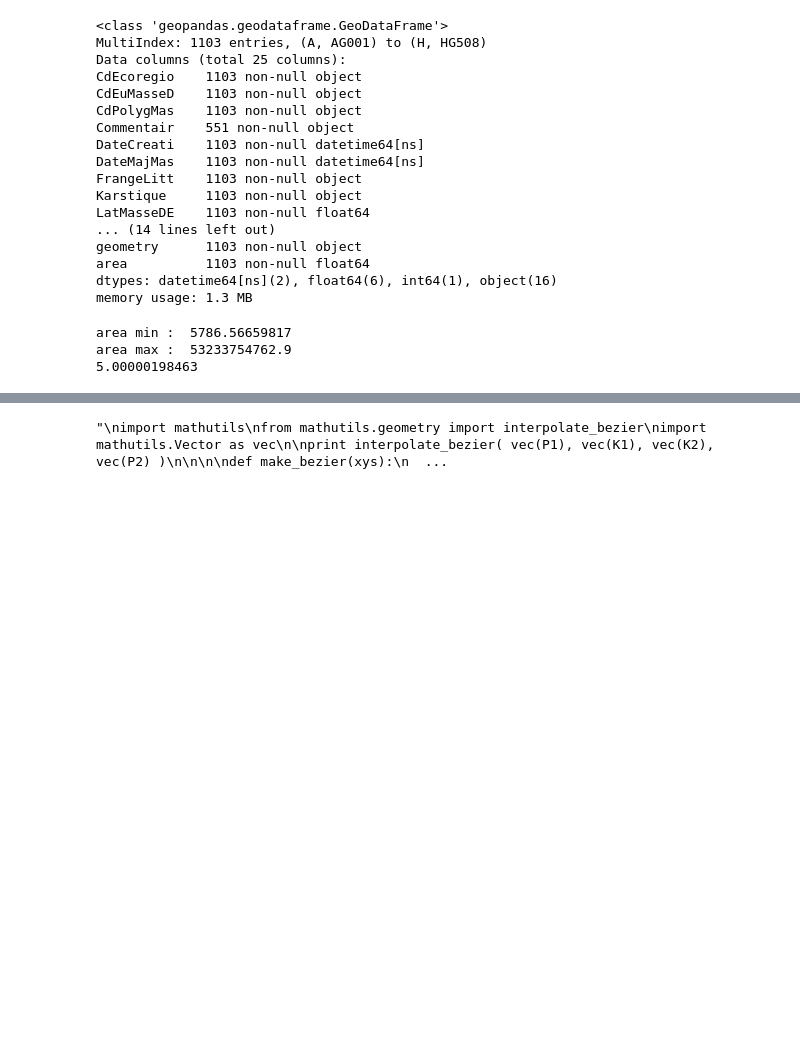
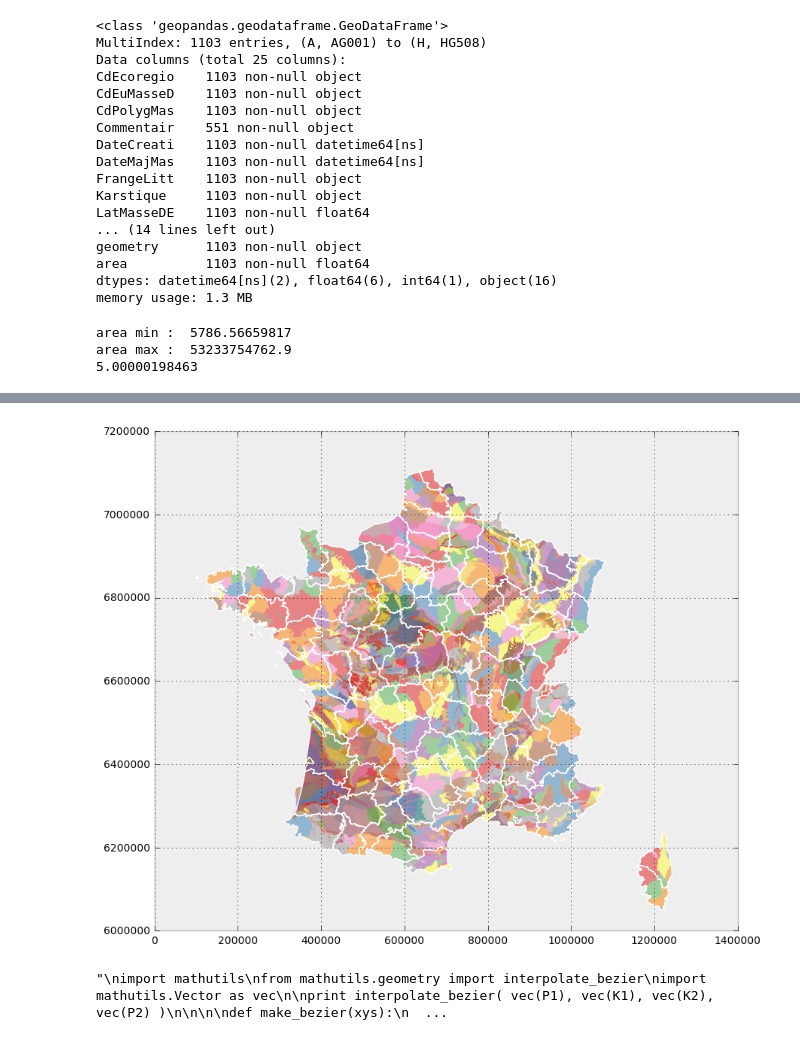
Before and after one commit to JulienParis/hydroviz, a Jupyter notebook: carto_python.ipynb, the cells around one changed output, grey strips where cells are left out. Cells and saved outputs as stored; diff of their text form; code cells hidden in the pictures; blank space fills up the shorter version.

```diff
--- a/carto_python.ipynb
+++ b/carto_python.ipynb
@@ -512,0 +499,8 @@ plot_dpt
+# %%
+fig, ax = plt.subplots()
+ax.set_aspect('equal')
+gdf_waters_reduced["geometry"].plot( ax=ax, edgecolor='none')
+gdf_dpts.plot( ax=ax, cmap=None, alpha=0, edgecolor='White', linewidth='1')
+plt.show()
+# %% [output]
+[figure, added]
```
Also changed, not shown: parts of 14 cells of this notebook, 41 other files.
